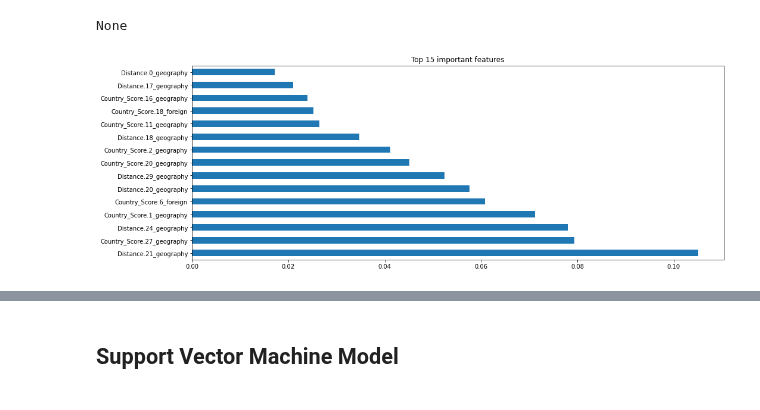
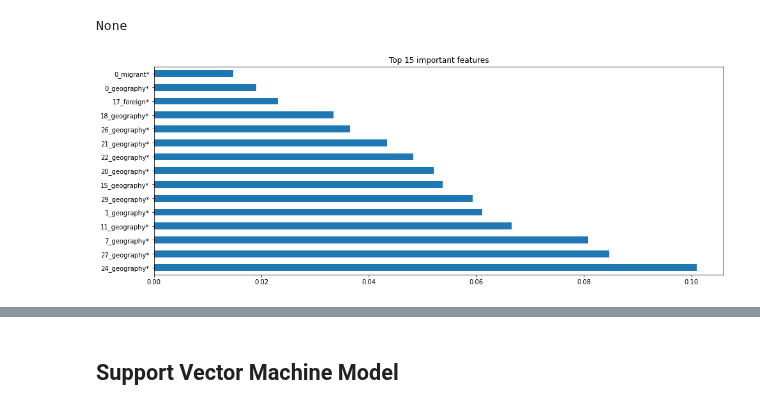
Before and after one commit to Alvaroguijarro97/ML_Group_Project, a Jupyter notebook: Dataframes_combined.ipynb, the cells around one changed output, grey strips where cells are left out. Saved outputs shown, nothing was run; the diff lists cells and outputs as text; code cells hidden in the pictures.

```diff
--- a/Dataframes_combined.ipynb
+++ b/Dataframes_combined.ipynb
@@ -271,0 +559,5 @@ Index(['Population with migrant background.0_migrant',
+# %%
+# Delete string variable country code
+Only_interaction_X_table = No_NA_central_table_no_ISO3[No_NA_central_table_no_ISO3.columns.drop(list(No_NA_central_table_no_ISO3.filter(regex = "\\.")))]
+# %%
+X_interaction = Only_interaction_X_table.drop(["abortions_foreign",	"abortions_local",	"abortions_type", "abortions_total"], axis=1)
@@ -296,7 +588,7 @@ _ = plt.title("Number of samples per class in target")
 from sklearn.model_selection import train_test_split
 # TBA: set sub parameters (testsize etc.)
 X_train, X_test, y_train, y_test = train_test_split(
-    X, y, shuffle=True, random_state=123, test_size=0.5)
+    X_interaction, y, shuffle=True, random_state=123, test_size=0.5)
 # %% [markdown]
 ## Dummy Model
 # %%
@@ -675,12 +967,12 @@ Feature: 9, Score: 109.00000
 [figure]
 None
 # %%
-feat_importances = pd.Series(classifier_balanced_forest.feature_importances_, index=X.columns)
+feat_importances = pd.Series(classifier_balanced_forest.feature_importances_, index=X_interaction.columns)
 feat_importances.nlargest(15).plot(kind='barh')
 plt.title("Top 15 important features")
 plt.show()
 # %% [output]
-[figure, old version]
+[figure, new version]
 # %%
 from sklearn.preprocessing import scale
 import json
```
Also changed, not shown: parts of 11 cells of this notebook.
